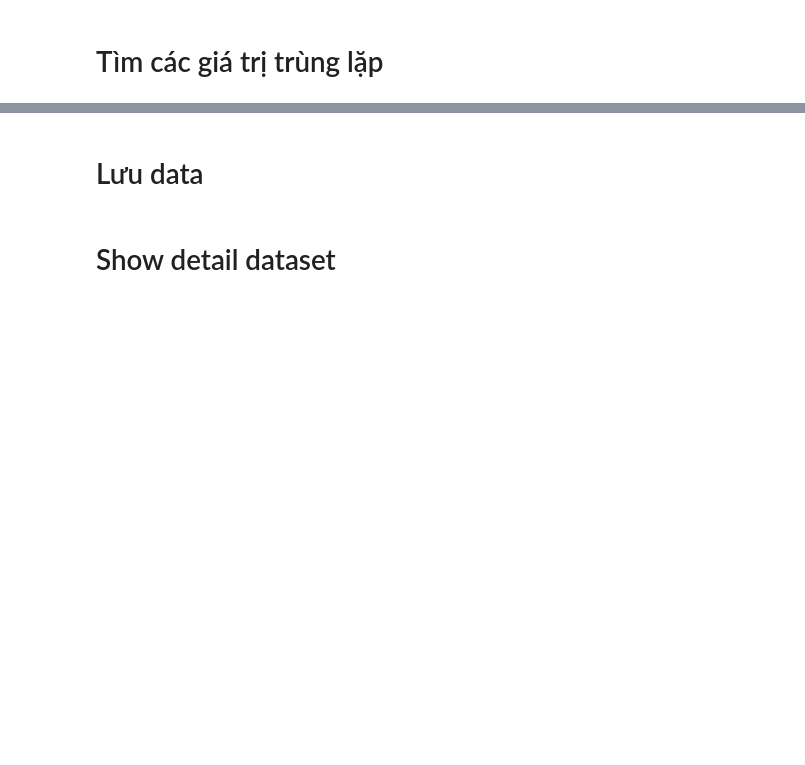
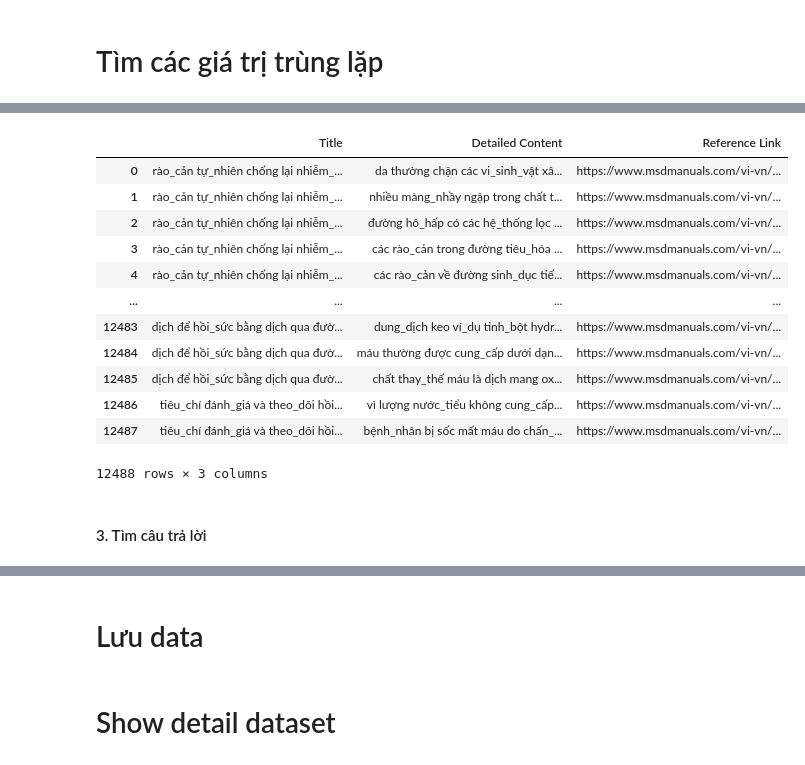
Before and after one commit to TRAN-VAN-LUAN/ChatBox_Transformer, a Jupyter notebook: data/preprocesing/Preprocessing.ipynb, the cells around one changed output, grey strips where cells are left out. Drawn from its saved outputs; the diff is of its cells as text; code cells hidden in the pictures; blank space fills up the shorter version.

```diff
--- a/data/preprocesing/Preprocessing.ipynb
+++ b/data/preprocesing/Preprocessing.ipynb
@@ -91,0 +143,26 @@ Các hàng trùng lặp:
+# %%
+# Lọc các tiêu đề chứa 'Tài liệu tham khảo'
+mask = df['Title'].str.contains('tài_liệu tham_khảo', case=False, na=False)
+
+# Xóa các hàng chứa tiêu đề với 'Tài liệu tham khảo'
+df = df[~mask]
+df = df.reset_index(drop=True)
+
+# In ra kết quả
+df
+# %% [output]
+|  | Title | Detailed Content | Reference Link |
+| 0 | rào_cản tự_nhiên chống lại nhiễm_... | da thường chặn các vi_sinh_vật xâ... | https://www.msdmanuals.com/vi-vn/... |
+| 1 | rào_cản tự_nhiên chống lại nhiễm_... | nhiều màng_nhầy ngập trong chất t... | https://www.msdmanuals.com/vi-vn/... |
+| 2 | rào_cản tự_nhiên chống lại nhiễm_... | đường hô_hấp có các hệ_thống lọc ... | https://www.msdmanuals.com/vi-vn/... |
+| 3 | rào_cản tự_nhiên chống lại nhiễm_... | các rào_cản trong đường tiêu_hóa ... | https://www.msdmanuals.com/vi-vn/... |
+| 4 | rào_cản tự_nhiên chống lại nhiễm_... | các rào_cản về đường sinh_dục tiế... | https://www.msdmanuals.com/vi-vn/... |
+| ... | ... | ... | ... |
+| 12483 | dịch để hồi_sức bằng dịch qua đườ... | dung_dịch keo ví_dụ tinh_bột hydr... | https://www.msdmanuals.com/vi-vn/... |
+| 12484 | dịch để hồi_sức bằng dịch qua đườ... | máu thường được cung_cấp dưới dạn... | https://www.msdmanuals.com/vi-vn/... |
+| 12485 | dịch để hồi_sức bằng dịch qua đườ... | chất thay_thế máu là dịch mang ox... | https://www.msdmanuals.com/vi-vn/... |
+| 12486 | tiêu_chí đánh_giá và theo_dõi hồi... | vì lượng nước_tiểu không cung_cấp... | https://www.msdmanuals.com/vi-vn/... |
+| 12487 | tiêu_chí đánh_giá và theo_dõi hồi... | bệnh_nhân bị sốc mất máu do chấn_... | https://www.msdmanuals.com/vi-vn/... |
+12488 rows × 3 columns
+# %% [markdown]
+#### 3. Tìm câu trả lời
```
Also changed, not shown: parts of 26 cells of this notebook, 10 other files.
